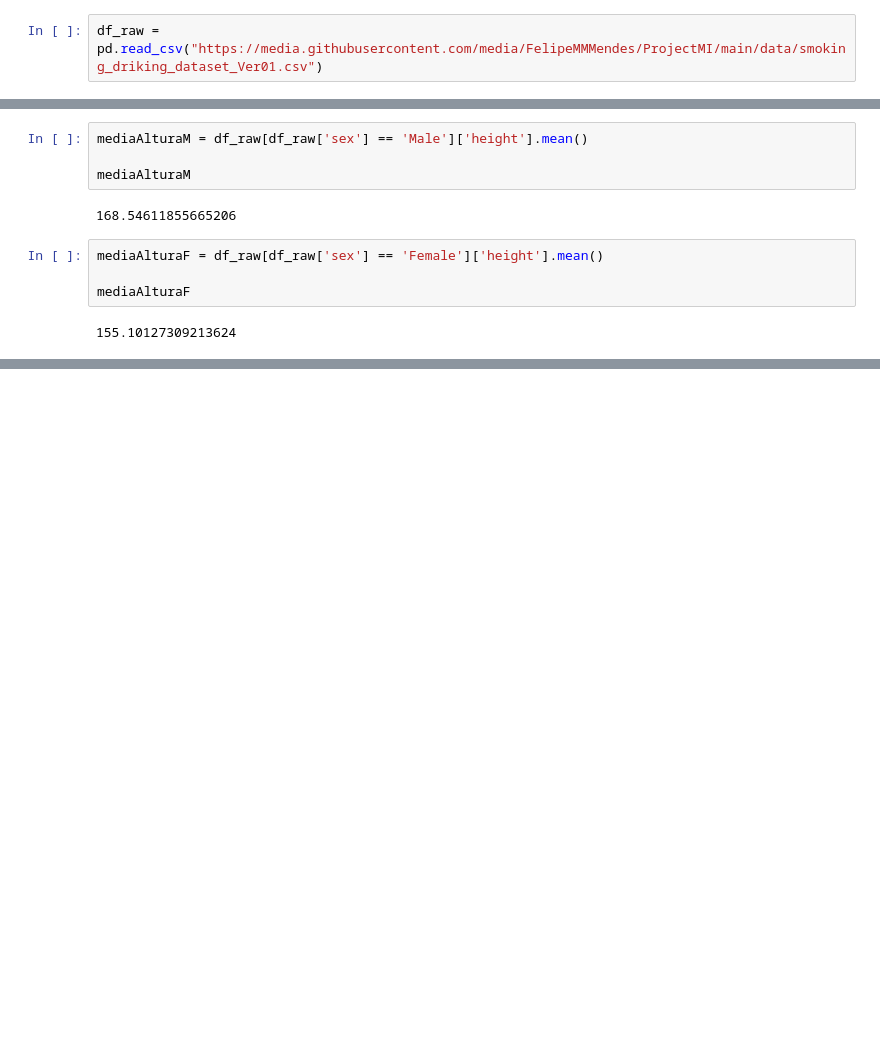
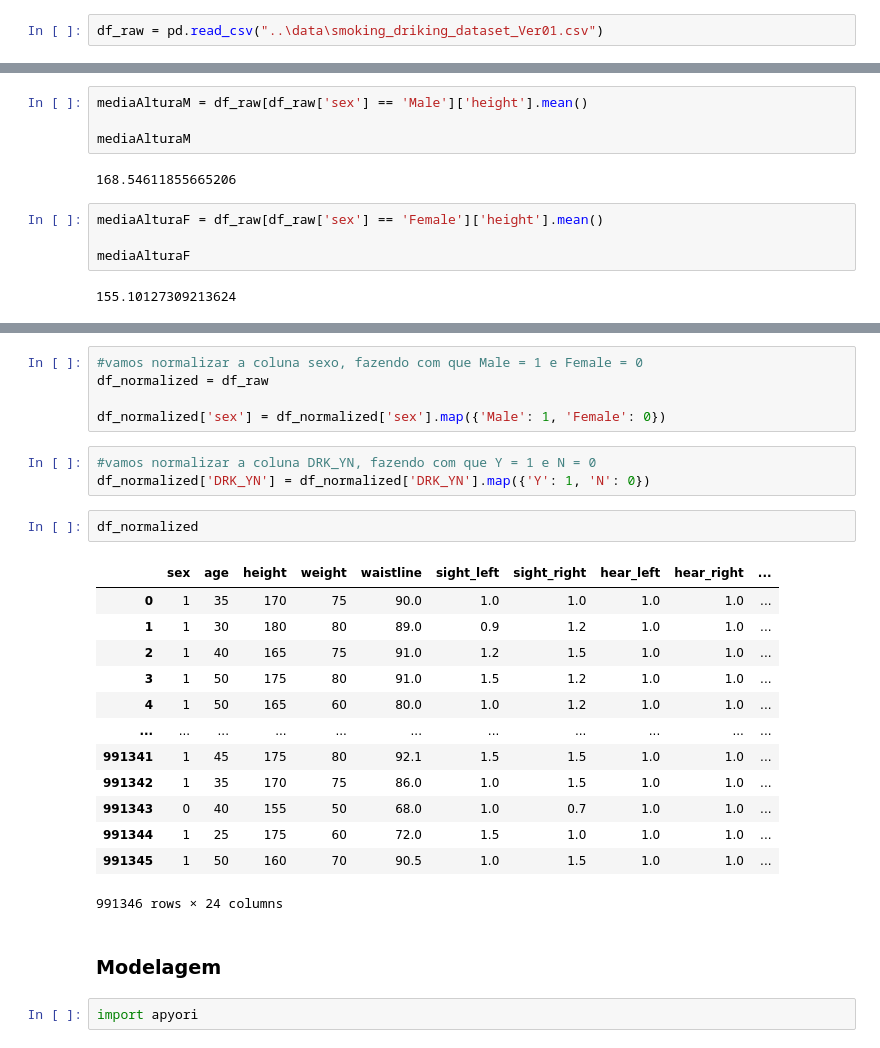
Before and after one commit to FelipeMMMendes/ProjectMI, a Jupyter notebook: scripts/trabalhoMI.ipynb, the cells around one changed output, grey strips where cells are left out. Saved outputs shown, nothing was run; the diff lists cells and outputs as text; blank space fills up the shorter version.

```diff
--- a/scripts/trabalhoMI.ipynb
+++ b/scripts/trabalhoMI.ipynb
@@ -10,7 +10,7 @@ Alunos:
 import pandas as pd
 import matplotlib as plt
 # %%
-df_raw = pd.read_csv("https://media.githubusercontent.com/media/FelipeMMMendes/ProjectMI/main/data/smoking_driking_dataset_Ver01.csv")
+df_raw = pd.read_csv("..\data\smoking_driking_dataset_Ver01.csv")
 # %%
 df_raw.head()
 # %% [output]
@@ -60,0 +70,28 @@ mediaAlturaF
+# %%
+#vamos normalizar a coluna sexo, fazendo com que Male = 1 e Female = 0
+df_normalized = df_raw
+
+df_normalized['sex'] = df_normalized['sex'].map({'Male': 1, 'Female': 0})
+# %%
+#vamos normalizar a coluna DRK_YN, fazendo com que Y = 1 e N = 0
+df_normalized['DRK_YN'] = df_normalized['DRK_YN'].map({'Y': 1, 'N': 0})
+# %%
+df_normalized
+# %% [output]
+|  | sex | age | height | weight | waistline | sight_left | sight_right | hear_left | hear_right | ... |
+| 0 | 1 | 35 | 170 | 75 | 90.0 | 1.0 | 1.0 | 1.0 | 1.0 | ... |
+| 1 | 1 | 30 | 180 | 80 | 89.0 | 0.9 | 1.2 | 1.0 | 1.0 | ... |
+| 2 | 1 | 40 | 165 | 75 | 91.0 | 1.2 | 1.5 | 1.0 | 1.0 | ... |
+| 3 | 1 | 50 | 175 | 80 | 91.0 | 1.5 | 1.2 | 1.0 | 1.0 | ... |
+| 4 | 1 | 50 | 165 | 60 | 80.0 | 1.0 | 1.2 | 1.0 | 1.0 | ... |
+| ... | ... | ... | ... | ... | ... | ... | ... | ... | ... | ... |
+| 991341 | 1 | 45 | 175 | 80 | 92.1 | 1.5 | 1.5 | 1.0 | 1.0 | ... |
+| 991342 | 1 | 35 | 170 | 75 | 86.0 | 1.0 | 1.5 | 1.0 | 1.0 | ... |
+| 991343 | 0 | 40 | 155 | 50 | 68.0 | 1.0 | 0.7 | 1.0 | 1.0 | ... |
+| 991344 | 1 | 25 | 175 | 60 | 72.0 | 1.5 | 1.0 | 1.0 | 1.0 | ... |
+| 991345 | 1 | 50 | 160 | 70 | 90.5 | 1.0 | 1.5 | 1.0 | 1.0 | ... |
+991346 rows × 24 columns
+# %% [markdown]
+### Modelagem
+# %%
+import apyori
```
Also changed, not shown: parts of 4 cells of this notebook.
